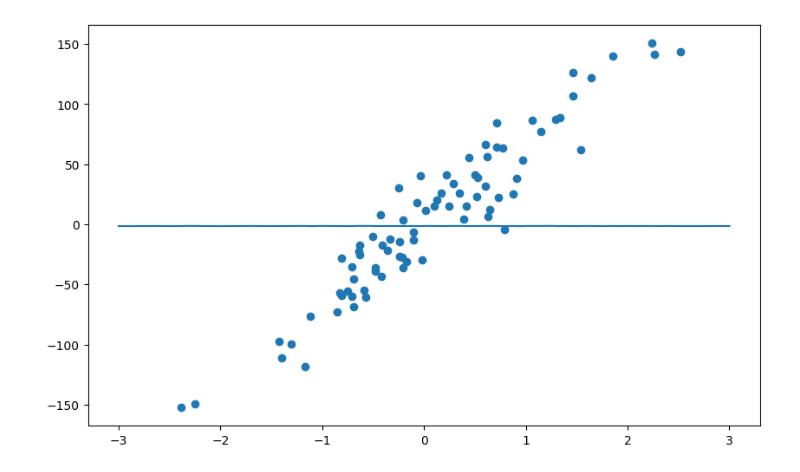
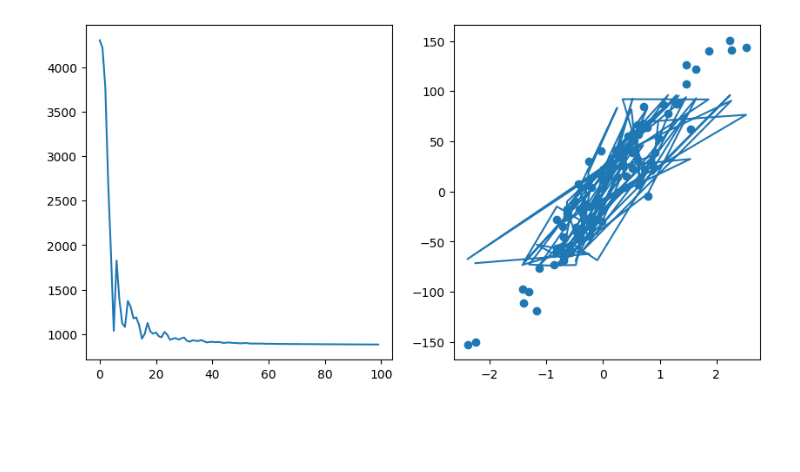
Before and after one commit to cecinuga/MarketAI, a Jupyter notebook: Models/OrderAiTensorflow.ipynb, the cells around one changed output. Drawn from its saved outputs; the diff is of its cells as text; code cells hidden in the pictures; blank space fills up the shorter version.

```diff
--- a/Models/OrderAiTensorflow.ipynb
+++ b/Models/OrderAiTensorflow.ipynb
@@ -33,15 +33,6 @@ class Layer(tf.Module):
 
     @tf.function
     def __call__(self, X):
-        """if self.index == 1:
-            z = tf.add(tf.matmul(X, self.weights), self.bias)
-            print(z)
-        elif self.index > 1:
-            z = tf.add(tf.matmul(X, tf.transpose(self.weights)), self.bias)
-        elif self.Last:
-            z = tf.add(tf.multiply(X, tf.reduce_mean(self.weights, axis=0)), self.bias)
-            return self.activation(tf.reduce_mean(z, axis=1))"""
-
         if not self.build:
             n_features = X.shape[1]
             self.weights = tf.Variable(self.xavier_init(shape=(n_features, self.neurons)), name="Weights", dtype=tf.double, trainable=True )
@@ -49,24 +40,26 @@ class Layer(tf.Module):
             self.build = True
 
         z = tf.add(tf.matmul(X, self.weights), self.bias)
+
         print(X.shape,"*",self.weights.shape,"+",self.bias.shape, "=", z.shape)
         return self.activation(z)
 
 
 
 class MLPLinearRegressor(tf.Module):
-    def __init__(self, layers, lr=0.001, epochs=10):
+    def __init__(self, layers, X, y, lr=0.001, epochs=10):
         self.layers = layers
+        self.lr = lr
         self.epochs = epochs
+        self.loaded = False
+        self.X = X
+        self.XN = normalize_dataset(X)
+        self.y = y
         self.optimizer = tf.keras.optimizers.Adam(lr)
         self.mse = tf.keras.metrics.MeanSquaredError()
         self.accuracy = tf.keras.metrics.MeanSquaredLogarithmicError()
         self.precision = tf.keras.metrics.Precision()
-
-    def load_data(self, X, y):
-        self.X = X
-        self.XN = normalize_dataset(X)
-        self.y = y
+        self.loss_history = [e for e in range(epochs)]
 
     @tf.function(reduce_retracing=True)
     def accuracy_rrsse(self, predicted):
@@ -79,43 +72,46 @@ class MLPLinearRegressor(tf.Module):
 
     @tf.function(reduce_retracing=True)
     def loss(self, predicted):
-        return tf.losses.mean_squared_error(self.y, tf.reduce_mean(predicted, axis=1))
+        return tf.losses.mean_squared_error(self.y, predicted)
 
-    @tf.function
+    @tf.function(reduce_retracing=True)
     def calc_metrics(self):
-        self.acc_rrsse = self.accuracy_rrsse(self.y_pred)
-        self.accuracy.update_state(self.y, self.y_pred)
-        self.precision.update_state(self.y, self.y_pred)
-        self.mse.update_state(self.y, self.y_pred)
+        self.acc_rrsse = self.accuracy_rrsse(self.predicted)
+        self.accuracy.update_state(self.y, self.predicted)
+        self.precision.update_state(self.y, self.predicted)
+        self.mse.update_state(self.y, self.predicted)
 
-    @tf.function
+    @tf.function(reduce_retracing=True)
     def train_step(self, X):
         for layer in self.layers:
             X = layer(X)
         return X
 
     def train(self):
-        self.y_pred = self.XN
+        self.weights = model.train_step(self.XN)
+        self.vars = [self.layers[0].weights, self.layers[1].weights, self.layers[2].weights,self.layers[3].weights,self.layers[4].weights, self.layers[0].bias, self.layers[1].bias, self.layers[2].bias,self.layers[3].bias,self.layers[4].bias]
+
         for e in range(self.epochs):
             with tf.GradientTape(watch_accessed_variables=True, persistent=True) as tape:
-                self.y_pred = model.train_step(self.y_pred)
-                loss = self.loss(self.y_pred)
-            self.vars = [self.layers[0].weights, self.layers[1].weights, self.layers[2].weights,self.layers[3].weights,self.layers[4].weights, self.layers[0].bias, self.layers[1].bias, self.layers[2].bias,self.layers[3].bias,self.layers[4].bias]
-            grads = self.optimizer.minimize(loss, self.vars, tape=tape)
-            #self.predicted = self.train_step(self.XN)
-        self.y_pred = tf.reduce_mean(self.y_pred, axis=1)
-        bias = self.layers[len(self.layers)-1].bias
+                self.weights = model.train_step(self.XN)
+                self.predicted = tf.reduce_sum(tf.add(tf.add(tf.matmul(self.XN, tf.transpose(self.weights)), self.layers[len(self.layers)-1].bias), self.lr), axis=0)
+                loss = self.loss(self.predicted)
+                self.loss_history[e] = loss.numpy()
+
+            grads = tape.gradient(loss, self.vars)
+            self.optimizer.apply_gradients(zip(grads, self.vars))
+            #self.weights = self.train_step(self.XN)
+        print(self.predicted)
 
 model = MLPLinearRegressor([
-    Layer(neurons=10, activation=tf.nn.relu,),
-    Layer(neurons=10, activation=tf.nn.relu,),
-    Layer(neurons=10, activation=tf.nn.relu,),
-    Layer(neurons=10, activation=tf.nn.relu,),
-    Layer(neurons=2,)
-], lr=0.1, epochs=10)
+    Layer(neurons=10,activation=tf.nn.relu),
+    Layer(neurons=10,),
+    Layer(neurons=10,activation=tf.nn.relu),
+    Layer(neurons=10,),
+    Layer(neurons=2, activation=tf.identity)
+],X_train2, tf.squeeze(y_train2), lr=0.1, epochs=100)
 
 
-model.load_data(X_train2, tf.squeeze(y_train2))
 model.train()
 model.calc_metrics()
 
@@ -125,9 +121,12 @@ print("Keras Accuracy: ", model.accuracy.result().numpy())
 print("Keras Precision: ", model.precision.result().numpy())
 
 
-fig, ax = plt.subplots(figsize=(10, 6))
-ax.scatter(X_train2[:, 0], y_train2[:])
-ax.plot(np.linspace(-3, 3, num=model.y_pred.shape[0]), model.y_pred[:])
+fig, ax = plt.subplots(1, 2, figsize=(10, 5))
+
+ax[0].plot([e for e in range(model.epochs)], model.loss_history)
+
+ax[1].scatter(X_train2[:, 0], y_train2[:])
+ax[1].plot(X_train2[:, 0], model.predicted[:])
 plt.show()
 # %% [output]
 (80, 2) * (2, 10) + (1,) = (80, 10)
@@ -146 +149 @@ Keras Precision:  0.0
-[figure, old version]
+[figure, new version]
```
Also changed, not shown: parts of 1 cell of this notebook.
